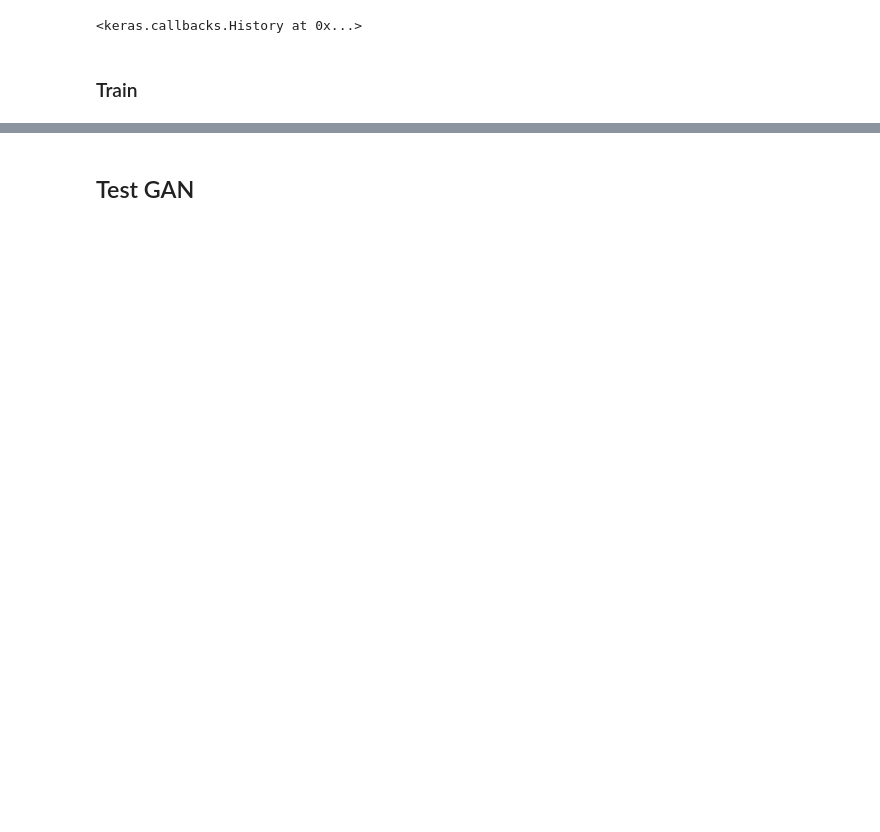
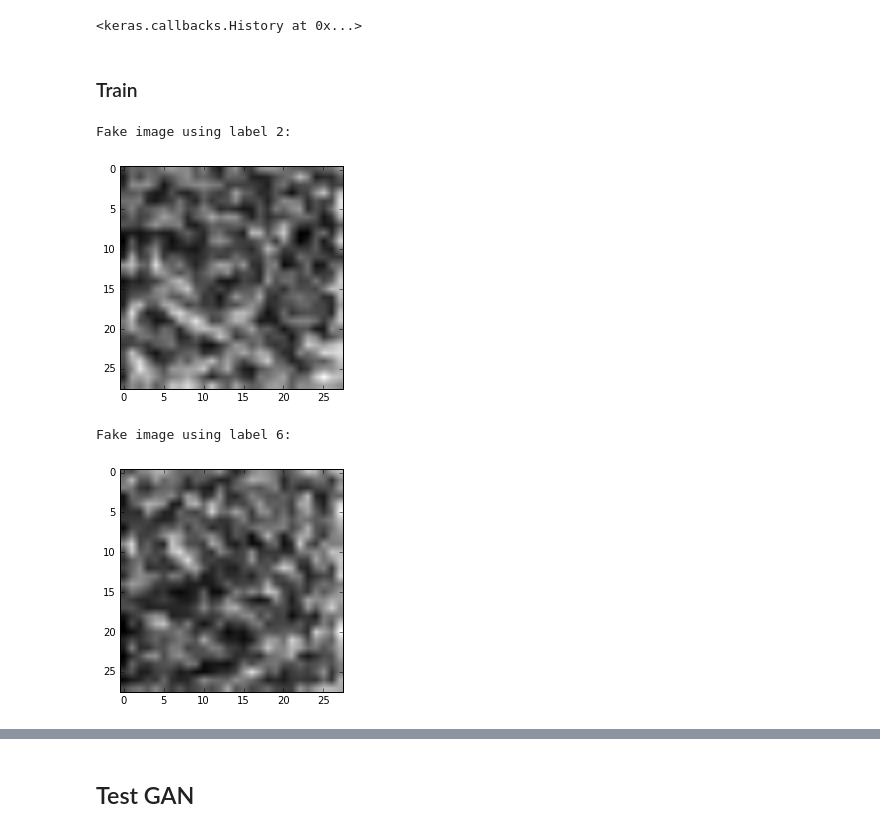
Before and after one commit to angadgill/conditional_cnn_gan, a Jupyter notebook: Class_Conditional_CNN_GAN.ipynb, the cells around one changed output, grey strips where cells are left out. Saved outputs shown, nothing was run; the diff lists cells and outputs as text; code cells hidden in the pictures; blank space fills up the shorter version.

```diff
--- a/Class_Conditional_CNN_GAN.ipynb
+++ b/Class_Conditional_CNN_GAN.ipynb
@@ -74,10 +77,14 @@ def make_trainable(net, val):
 # %%
 g_opt = Adam(lr=1e-4)
 # %%
-g_input_noise = Input(shape=[100])
-g_input_label = Input(shape=[nb_classes])
+g_input_noise = Input(shape=[100], name='noise input')
 
-g_input = merge([g_input_noise, g_input_label], mode='concat', concat_axis=1)
+g_input_label = Input(shape=[nb_classes], name = 'label input')
+g_input_label_2 = Dense(200, init='glorot_normal')(g_input_label)
+g_input_label_2 = BatchNormalization(mode=2)(g_input_label_2)
+g_input_label_2 = Activation('relu')(g_input_label_2)
+
+g_input = merge([g_input_noise, g_input_label_2], mode='concat', concat_axis=1)
 
 g = Dense(200*14*14, init='glorot_normal')(g_input)
 g = BatchNormalization(mode=2)(g)
@@ -229,0 +246,18 @@ batch_size = 32
+# %%
+def show_fake_images(n, g_model):
+    noise = np.random.uniform(0, 1, size=[n, 100])
+    label = np.random.randint(0, 10, size=n)
+    labels = np_utils.to_categorical(label, nb_classes=10)
+    fake_images = g_model.predict([noise, labels], verbose=0)
+
+    for img, label in zip(fake_images, labels):
+        print 'Fake image using label {}:'.format(np.argmax(label))
+        plt.imshow(img[0], cmap=plt.cm.gray);
+        plt.show();
+# %%
+show_fake_images(2, generator)
+# %% [output]
+Fake image using label 2:
+[figure, added]
+Fake image using label 6:
+[figure, added]
```
Also changed, not shown: parts of 19 cells of this notebook.
